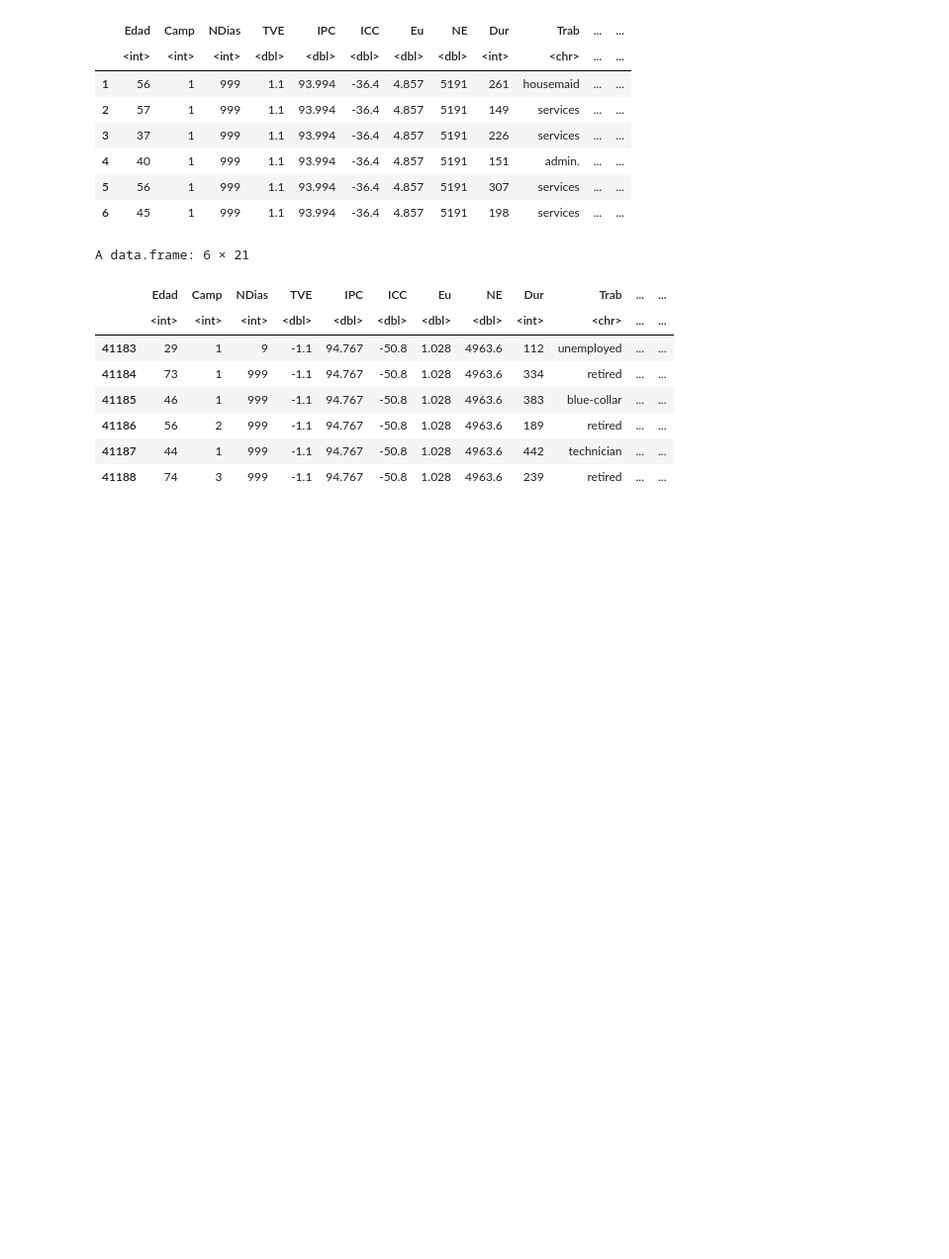
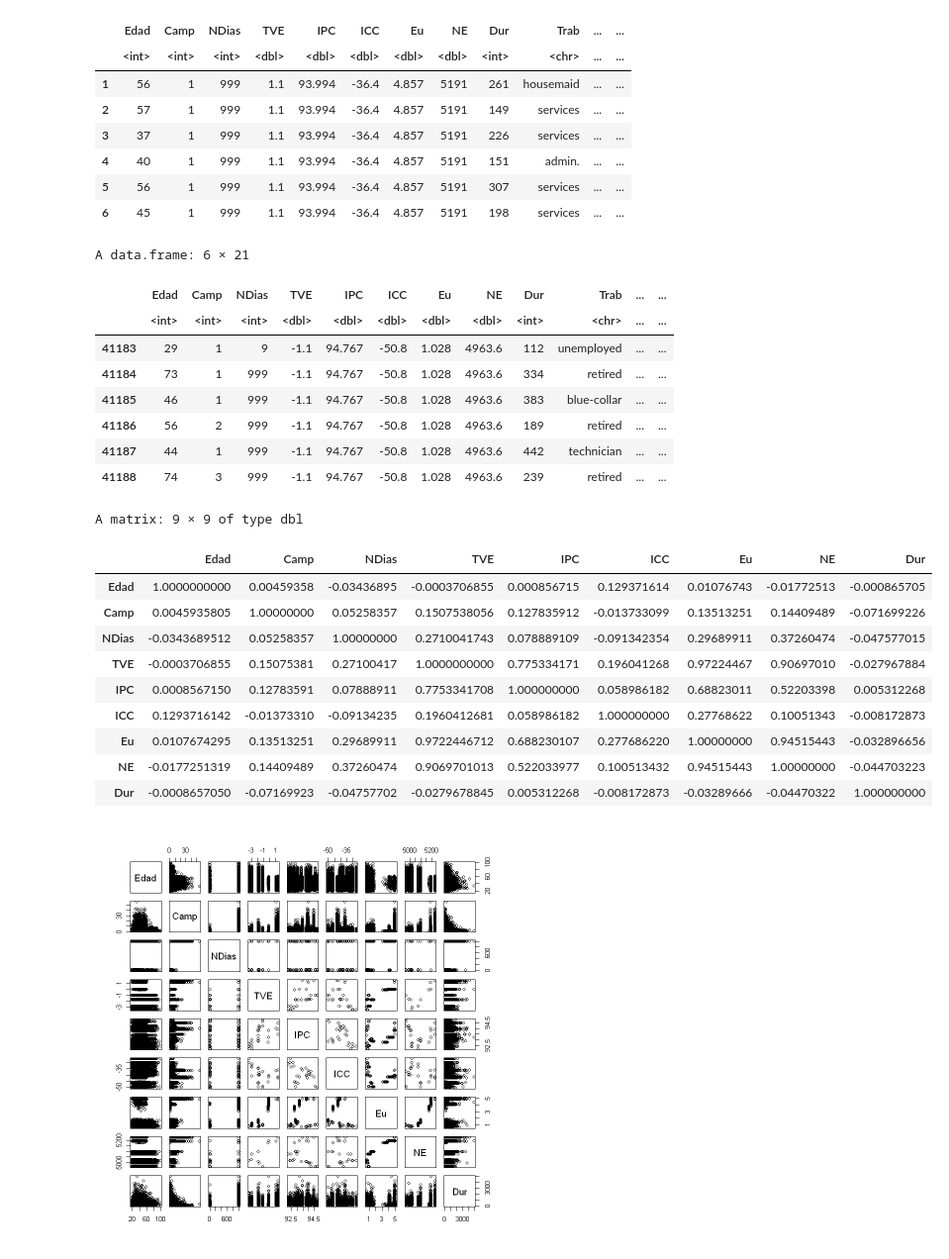
Before and after one commit to LotusZaheer/Trabajo_Muestreo-Interferencia, a Jupyter notebook: Tarea 2/Muestreo-Interfererncia.ipynb, the cells around one changed output. Shown at 99% size. Cells and saved outputs as stored; diff of their text form; code cells hidden in the pictures; blank space fills up the shorter version.

```diff
--- a/Tarea 2/Muestreo-Interfererncia.ipynb
+++ b/Tarea 2/Muestreo-Interfererncia.ipynb
@@ -185,3 +157,21 @@ A data.frame: 6 × 21
 | 41186 | 56 | 2 | 999 | -1.1 | 94.767 | -50.8 | 1.028 | 4963.6 | 189 | retired | ... | ... |
 | 41187 | 44 | 1 | 999 | -1.1 | 94.767 | -50.8 | 1.028 | 4963.6 | 442 | technician | ... | ... |
 | 41188 | 74 | 3 | 999 | -1.1 | 94.767 | -50.8 | 1.028 | 4963.6 | 239 | retired | ... | ... |
+# %%
+# Hagamos una rápida inspección gráfica. Primero, sólo con las variables continuas
+plot(R[,1:9])
+# Calculamos, ahora el coeficiente de correlación simple:
+cor(R[,1:9])
+# %% [output]
+A matrix: 9 × 9 of type dbl
+|  | Edad | Camp | NDias | TVE | IPC | ICC | Eu | NE | Dur |
+| Edad | 1.0000000000 | 0.00459358 | -0.03436895 | -0.0003706855 | 0.000856715 | 0.129371614 | 0.01076743 | -0.01772513 | -0.000865705 |
+| Camp | 0.0045935805 | 1.00000000 | 0.05258357 | 0.1507538056 | 0.127835912 | -0.013733099 | 0.13513251 | 0.14409489 | -0.071699226 |
+| NDias | -0.0343689512 | 0.05258357 | 1.00000000 | 0.2710041743 | 0.078889109 | -0.091342354 | 0.29689911 | 0.37260474 | -0.047577015 |
+| TVE | -0.0003706855 | 0.15075381 | 0.27100417 | 1.0000000000 | 0.775334171 | 0.196041268 | 0.97224467 | 0.90697010 | -0.027967884 |
+| IPC | 0.0008567150 | 0.12783591 | 0.07888911 | 0.7753341708 | 1.000000000 | 0.058986182 | 0.68823011 | 0.52203398 | 0.005312268 |
+| ICC | 0.1293716142 | -0.01373310 | -0.09134235 | 0.1960412681 | 0.058986182 | 1.000000000 | 0.27768622 | 0.10051343 | -0.008172873 |
+| Eu | 0.0107674295 | 0.13513251 | 0.29689911 | 0.9722446712 | 0.688230107 | 0.277686220 | 1.00000000 | 0.94515443 | -0.032896656 |
+| NE | -0.0177251319 | 0.14409489 | 0.37260474 | 0.9069701013 | 0.522033977 | 0.100513432 | 0.94515443 | 1.00000000 | -0.044703223 |
+| Dur | -0.0008657050 | -0.07169923 | -0.04757702 | -0.0279678845 | 0.005312268 | -0.008172873 | -0.03289666 | -0.04470322 | 1.000000000 |
+[figure, added]
```
Also changed, not shown: parts of 10 cells of this notebook.
